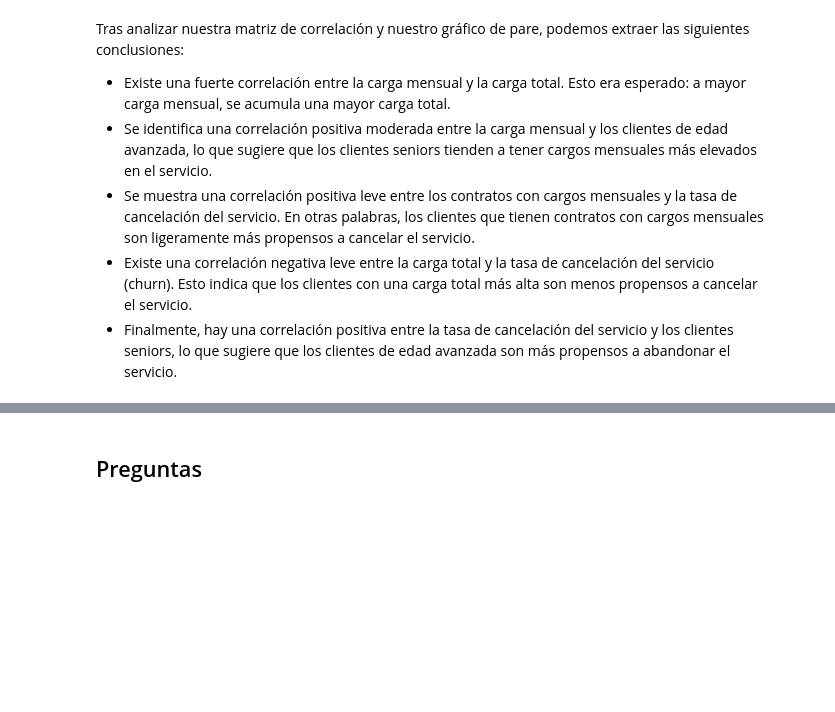
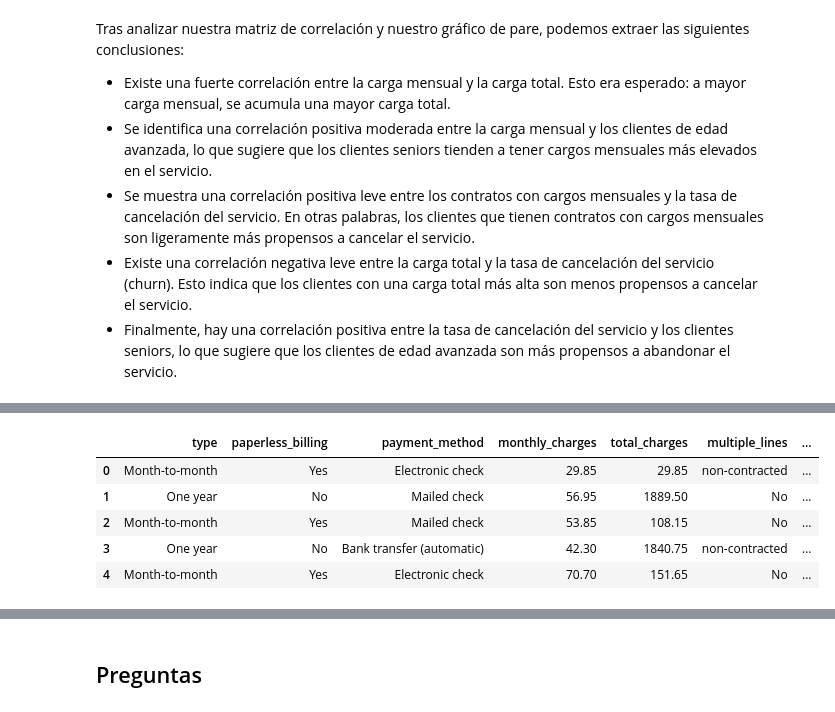
Before and after one commit to RicardoFW16/final_project, a Jupyter notebook: analisis_exploratorio.ipynb, the cells around one changed output, grey strips where cells are left out. Cells and saved outputs as stored; diff of their text form; code cells hidden in the pictures; blank space fills up the shorter version.

```diff
--- a/analisis_exploratorio.ipynb
+++ b/analisis_exploratorio.ipynb
@@ -712,0 +763,10 @@ Tras analizar nuestra matriz de correlación y nuestro gráfico de pare, podemos
+# %%
+# Muestra de dataset final
+df_final.head()
+# %% [output]
+|  | type | paperless_billing | payment_method | monthly_charges | total_charges | multiple_lines | ... |
+| 0 | Month-to-month | Yes | Electronic check | 29.85 | 29.85 | non-contracted | ... |
+| 1 | One year | No | Mailed check | 56.95 | 1889.50 | No | ... |
+| 2 | Month-to-month | Yes | Mailed check | 53.85 | 108.15 | No | ... |
+| 3 | One year | No | Bank transfer (automatic) | 42.30 | 1840.75 | non-contracted | ... |
+| 4 | Month-to-month | Yes | Electronic check | 70.70 | 151.65 | No | ... |
```
Also changed, not shown: parts of 55 cells of this notebook, 5 other files.
